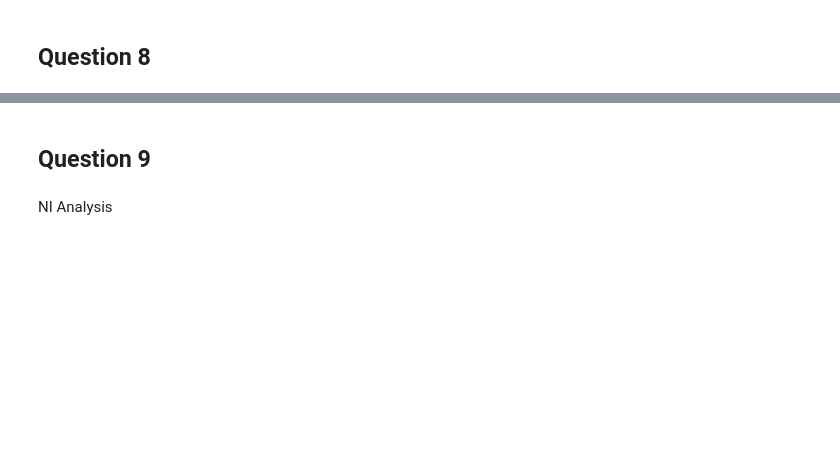
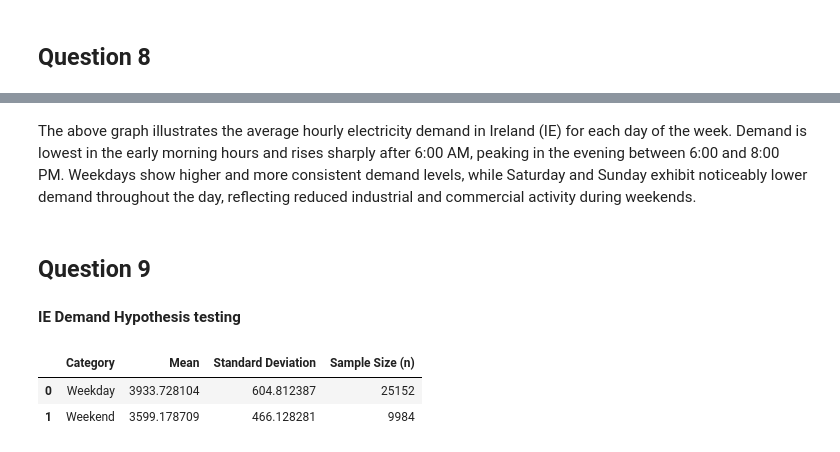
Before and after one commit to Mitch-json/Data-Inference-and-Applied-Machine-Leaning, a Jupyter notebook: Statistical Analysis/Statistical Analysis.ipynb, the cells around one changed output, grey strips where cells are left out. Drawn from its saved outputs; the diff is of its cells as text; code cells hidden in the pictures; blank space fills up the shorter version.

Commit message:
Statistical Analysis

```diff
--- a/Statistical Analysis/Statistical Analysis.ipynb
+++ b/Statistical Analysis/Statistical Analysis.ipynb
@@ -676,4 +700,32 @@ plt.show()
+# %% [markdown]
+The above graph illustrates the average hourly electricity demand in Ireland (IE) for each day of the week. Demand is lowest in the early morning hours and rises sharply after 6:00 AM, peaking in the evening between 6:00 and 8:00 PM. Weekdays show higher and more consistent demand levels, while Saturday and Sunday exhibit noticeably lower demand throughout the day, reflecting reduced industrial and commercial activity during weekends.
 # %% [markdown]
 ## Question 9
 # %% [markdown]
-NI Analysis
+**IE Demand Hypothesis testing**
+# %%
+# Separate weekdays and weekends for Ireland (IE)
+weekend_days = ['Saturday', 'Sunday']
+weekday_days = ['Monday', 'Tuesday', 'Wednesday', 'Thursday', 'Friday']
+
+# Copy data
+IE_data = df_full[['IE Demand']].copy()
+IE_data['Weekday'] = IE_data.index.day_name()
+
+# Split into weekday and weekend subsets
+IE_weekday = IE_data[IE_data['Weekday'].isin(weekday_days)]
+IE_weekend = IE_data[IE_data['Weekday'].isin(weekend_days)]
+
+# Compute descriptive statistics
+IE_summary = pd.DataFrame({
+    'Category': ['Weekday', 'Weekend'],
+    'Mean': [IE_weekday['IE Demand'].mean(), IE_weekend['IE Demand'].mean()],
+    'Standard Deviation': [IE_weekday['IE Demand'].std(), IE_weekend['IE Demand'].std()],
+    'Sample Size (n)': [IE_weekday['IE Demand'].count(), IE_weekend['IE Demand'].count()]
+})
+
+display(IE_summary)
+# %% [output]
+|  | Category | Mean | Standard Deviation | Sample Size (n) |
+| 0 | Weekday | 3933.728104 | 604.812387 | 25152 |
+| 1 | Weekend | 3599.178709 | 466.128281 | 9984 |
```
Also changed, not shown: parts of 28 cells of this notebook, 3 other files.
